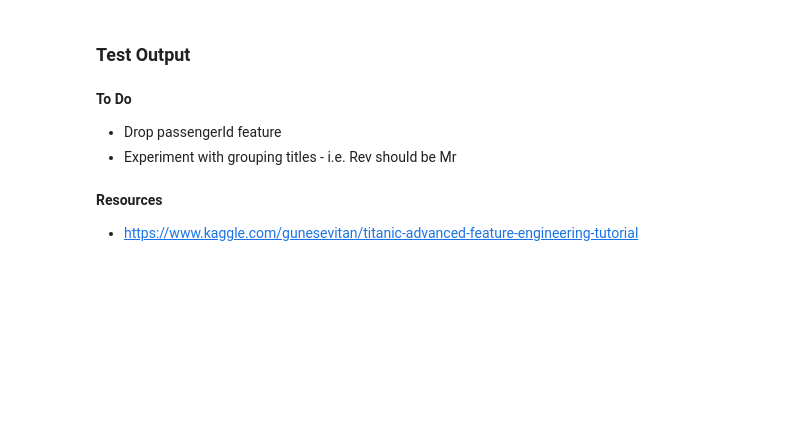
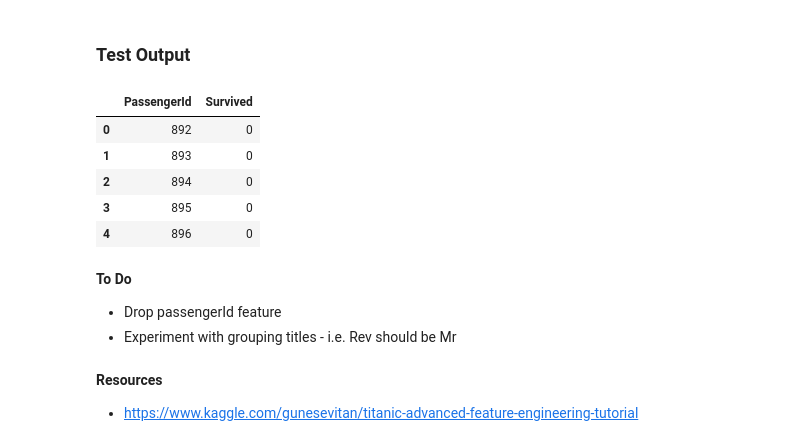
Before and after one commit to amypeniston/data-science-toolbox, a Jupyter notebook: kaggle_competitions/titanic/4_RF_Dev.ipynb, the cells around one changed output. Cells and saved outputs as stored; diff of their text form; code cells hidden in the pictures; blank space fills up the shorter version.

```diff
--- a/kaggle_competitions/titanic/4_RF_Dev.ipynb
+++ b/kaggle_competitions/titanic/4_RF_Dev.ipynb
@@ -627,9 +685,16 @@ yhat[0:5]
 # %%
 submission_df = pd.DataFrame(columns=["PassengerId", "Survived"])
 submission_df["PassengerId"] = test_["PassengerId"]
 submission_df["Survived"] = yhat
-submission_df.to_csv("submissions/random_forest_feat_eng_3.csv", header=True, index=False)
+submission_df.to_csv("submissions/random_forest_feat_eng_6.csv", header=True, index=False)
 submission_df.head()
+# %% [output]
+|  | PassengerId | Survived |
+| 0 | 892 | 0 |
+| 1 | 893 | 0 |
+| 2 | 894 | 0 |
+| 3 | 895 | 0 |
+| 4 | 896 | 0 |
 # %% [markdown]
 **To Do**
 
```
Also changed, not shown: parts of 28 cells of this notebook, 3 other files.
